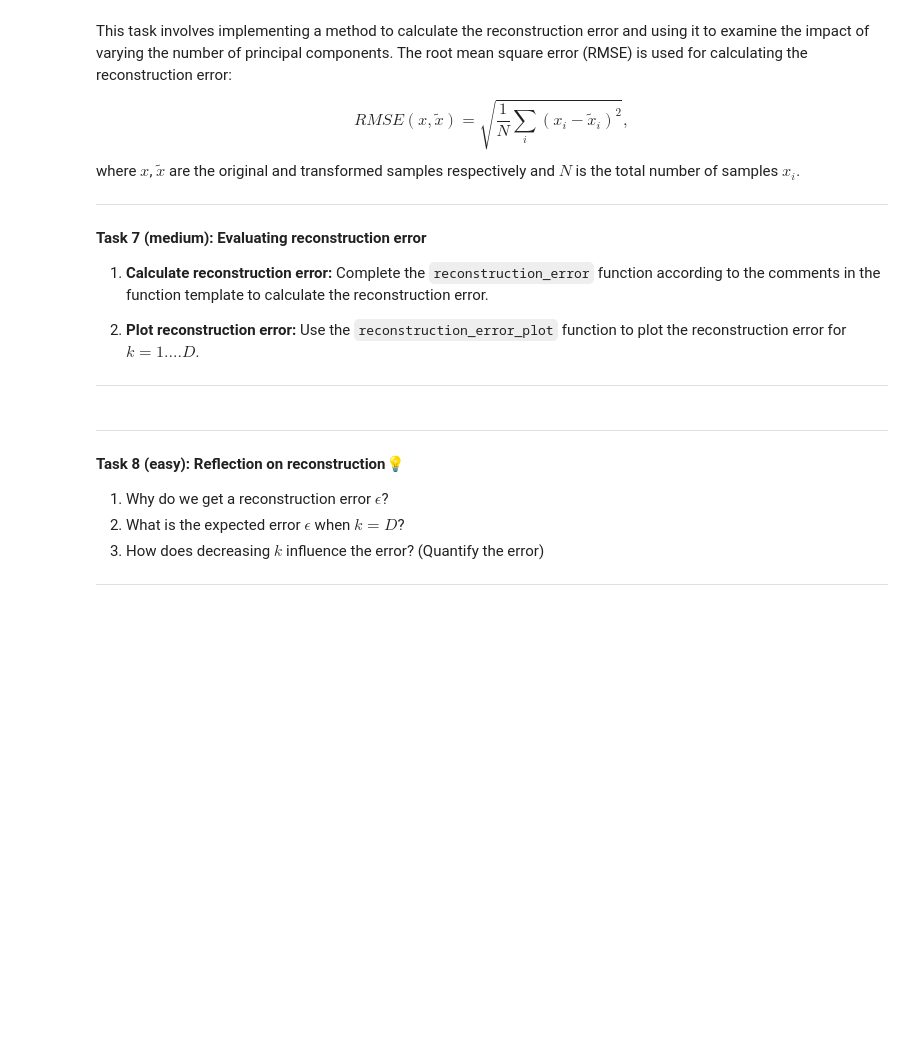
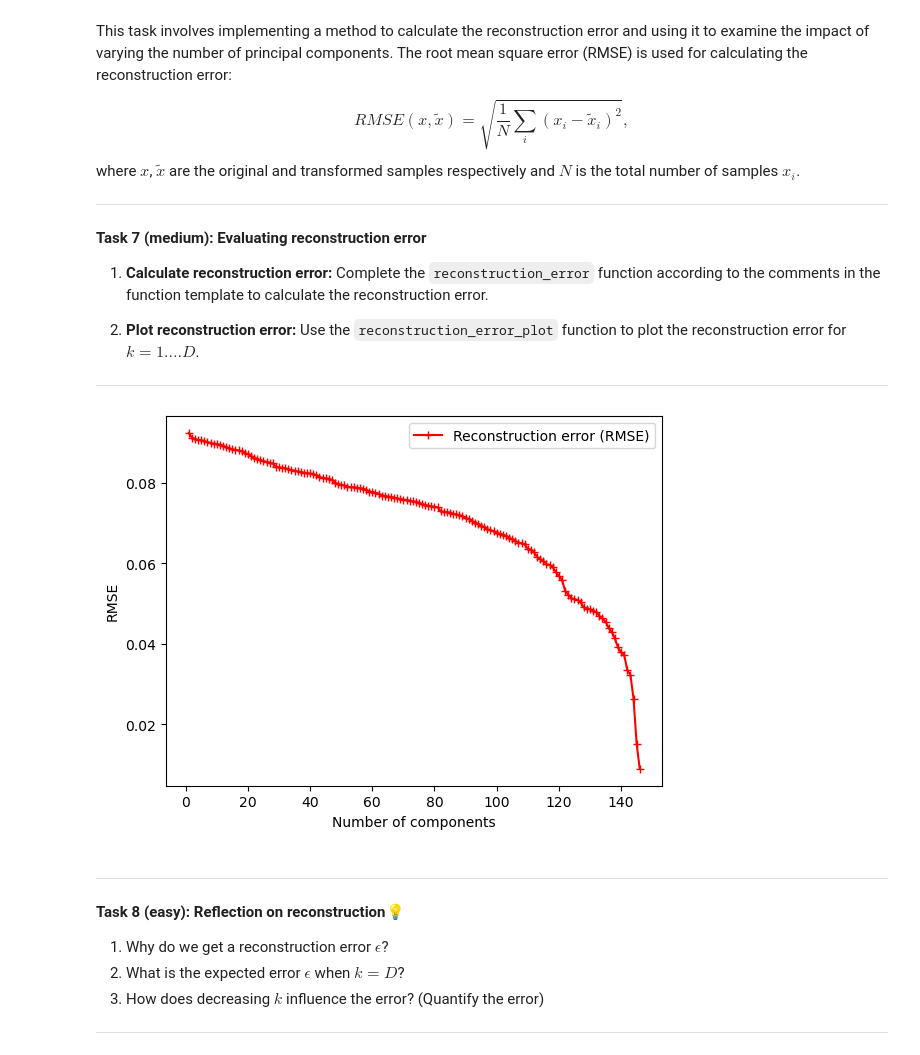
Before and after one commit to davidfeldner/iml-assignment-2, a Jupyter notebook: 01-pca_intro.ipynb, the cells around one changed output. Cells and saved outputs as stored; diff of their text form; code cells hidden in the pictures; blank space fills up the shorter version.

```diff
--- a/01-pca_intro.ipynb
+++ b/01-pca_intro.ipynb
@@ -466,34 +466,43 @@ def reconstruction_error(X, principal_components, mu):
 
     Args:
         X: Original data matrix with shape NxD, where N is the number of samples and D is
            the number of original features.
         principal_components: A Dxk matrix containing the principal components used for
            dimensionality reduction, where k is the number of components.
         mu: A D-element array representing the mean vector of the original data.
 
     Returns:
         The reconstruction error as a single float, representing the root mean squared
         error between the original and reconstructed data.
     """
     # Write solutions here
-    ...
+    X_latent = transform_to_latent_space(X, principal_components.T, mu)
+    transformed_X = transform_from_latent_space(X_latent, principal_components, mu)
+
+    N = X.shape[0]
+    RMSE = np.sqrt(1/N * (np.sum((X - transformed_X) ** 2)))
+
+    return RMSE
+
 
 def reconstruction_error_plot(X, principal_components, mu):
     errs = []
     for i in range(len(principal_components)):
         errs.append(reconstruction_error(X, principal_components[:, :i], mu))
 
     x = np.arange(1, len(principal_components) + 1, 1)
 
     plt.figure()
     plt.xlabel('Number of components')
     plt.ylabel('RMSE')
     plt.plot(x, errs, 'r-+')
     plt.legend(['Reconstruction error (RMSE)'])
     plt.show()
 
 
 reconstruction_error_plot(shapes, comp, mu)
+# %% [output]
+[figure, added]
 # %% [markdown]
 
 ---
```
